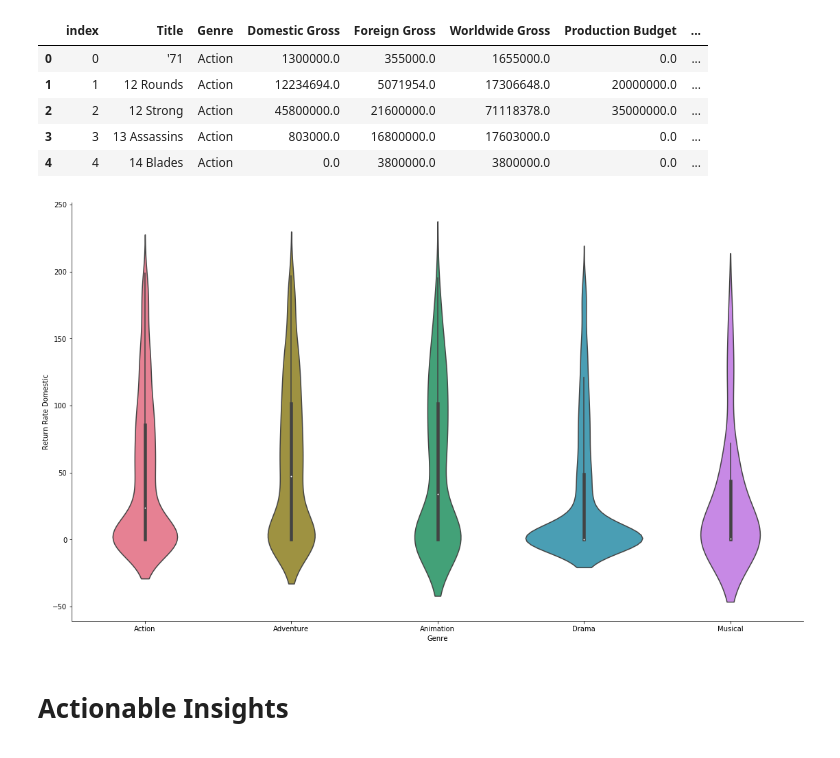
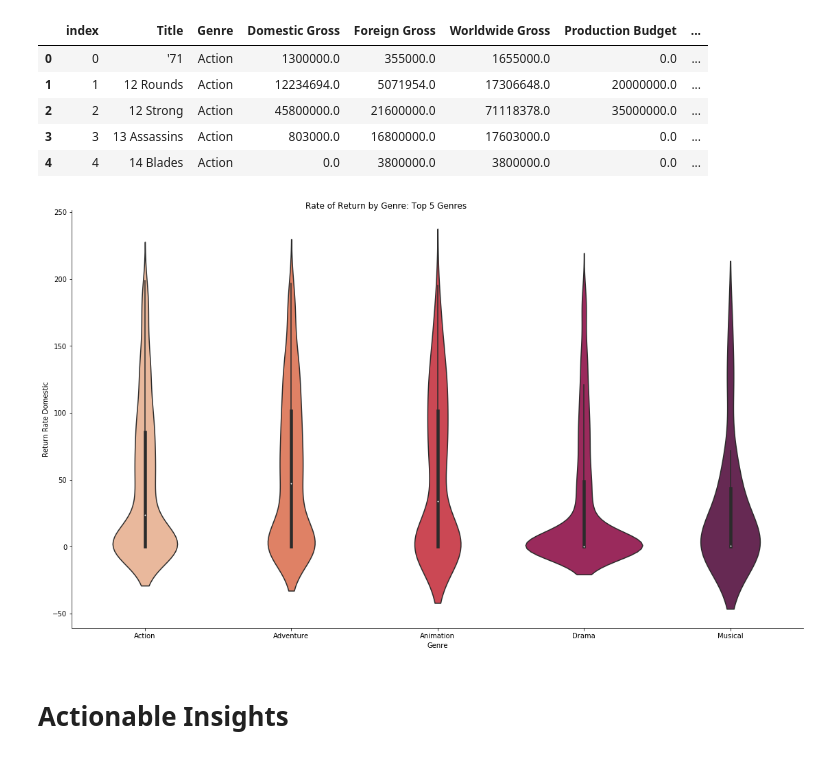
Before and after one commit to kailakay/dsc-mod-1-project-v2-1-onl01-dtsc-ft-041320, a Jupyter notebook: Final Recommendations.ipynb, the cells around one changed output. Saved outputs shown, nothing was run; the diff lists cells and outputs as text; code cells hidden in the pictures.

```diff
--- a/Final Recommendations.ipynb
+++ b/Final Recommendations.ipynb
@@ -29,11 +29,11 @@ GenrePopMaster.head()
 | 3 | 3 | 13 Assassins | Action | 803000.0 | 16800000.0 | 17603000.0 | 0.0 | ... |
 | 4 | 4 | 14 Blades | Action | 0.0 | 3800000.0 | 3800000.0 | 0.0 | ... |
 # %%
-g = sns.catplot(x= 'Genre', y= 'Return Rate Domestic', kind='violin', data = GenrePopMaster, palette =(sns.color_palette("husl", 5)))
-
+g = sns.catplot(x= 'Genre', y= 'Return Rate Domestic', kind='violin', data = GenrePopMaster, palette =(sns.color_palette("rocket_r")))
+g.fig.suptitle('Rate of Return by Genre: Top 5 Genres')
 g.fig.set_figwidth(18)
 g.fig.set_figheight(10)
 # %% [output]
-[figure, old version]
+[figure, new version]
 # %% [markdown]
 # Actionable Insights
```
Also changed, not shown: 2 other files.
